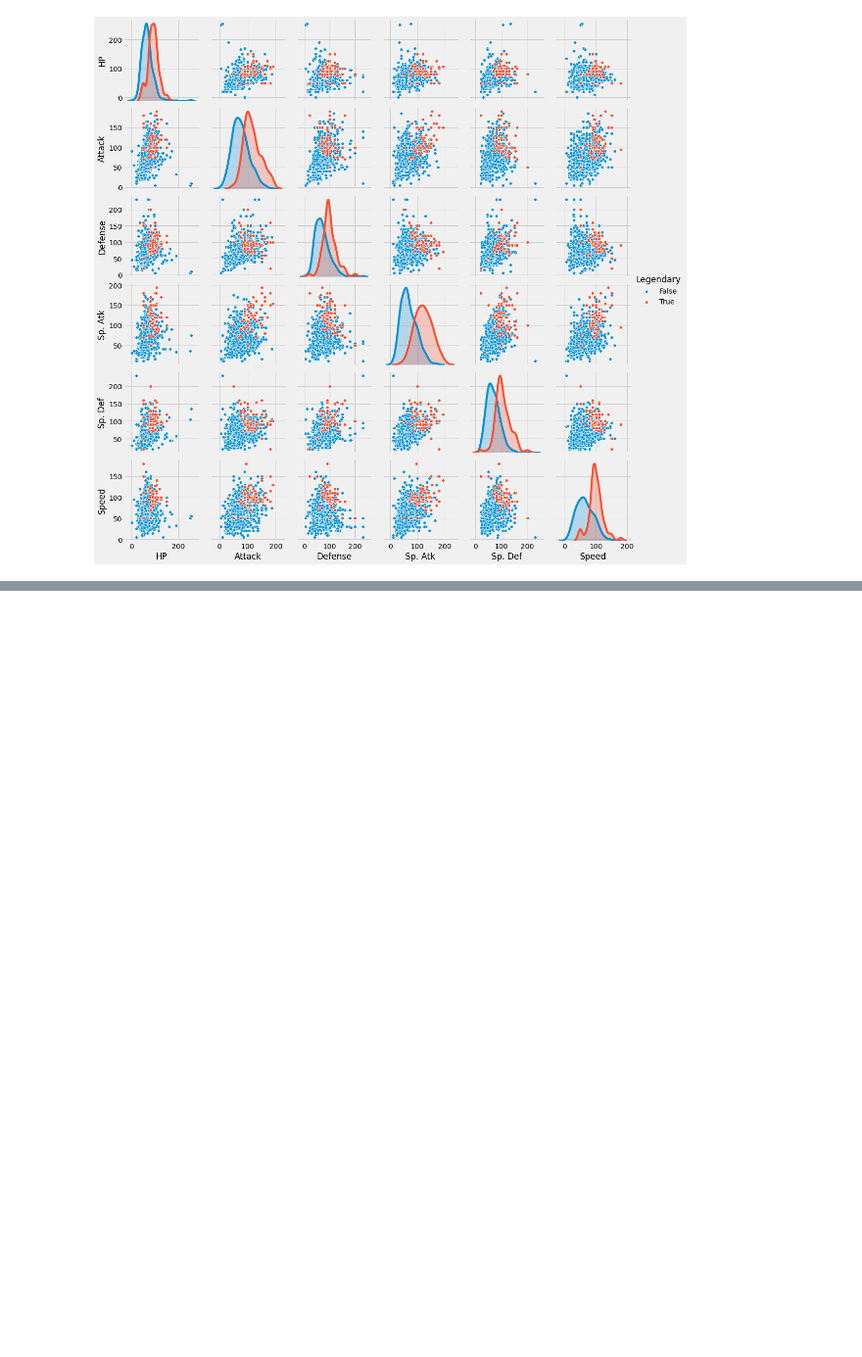
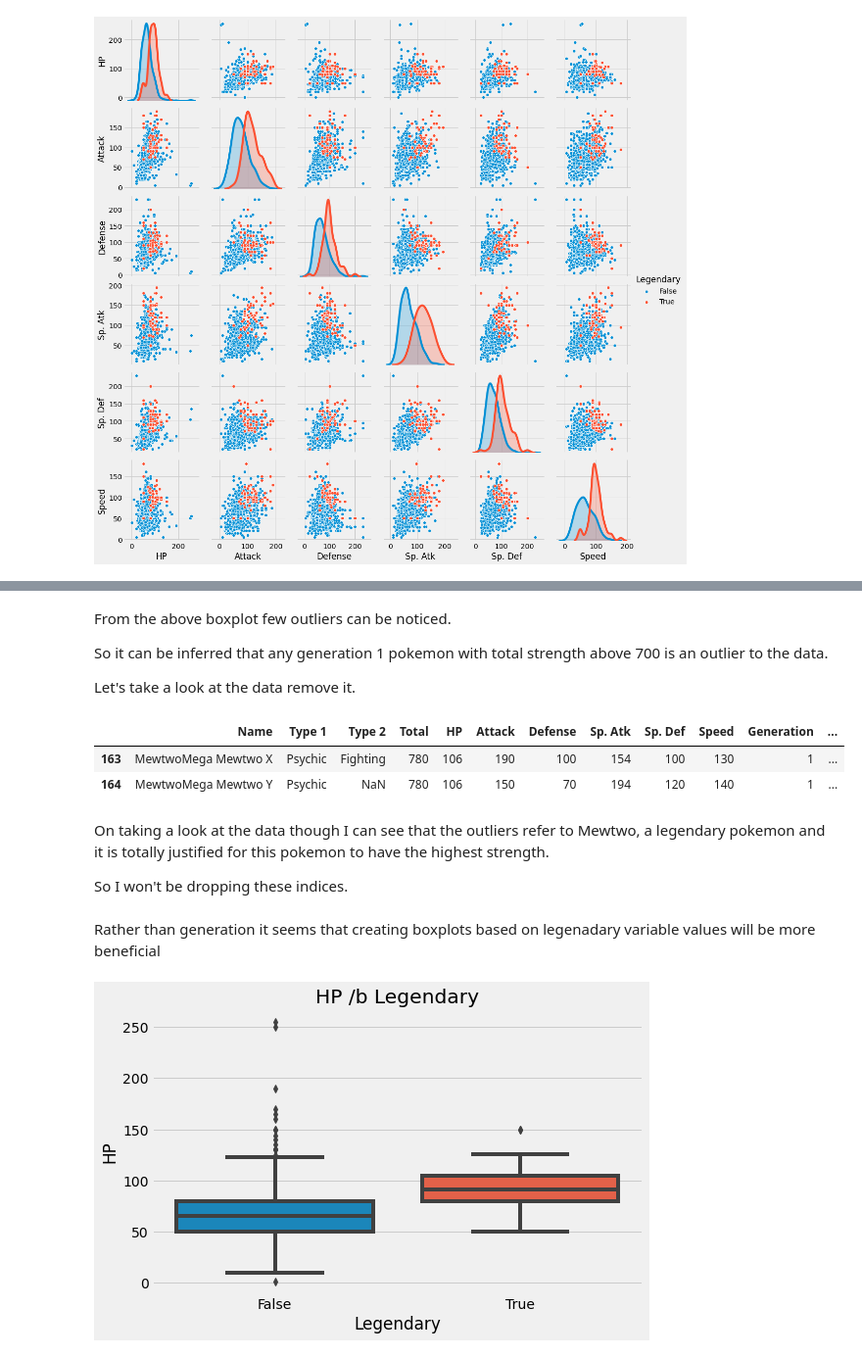
Before and after one commit to pratik-276/Infinite_Stories_with_Data, a Jupyter notebook: Pokemon with stats/pokemon-eda-clustering-and-classification.ipynb, the cells around one changed output, grey strips where cells are left out. Shown at 98% size. Saved outputs shown, nothing was run; the diff lists cells and outputs as text; code cells hidden in the pictures; blank space fills up the shorter version.

```diff
--- a/Pokemon with stats/pokemon-eda-clustering-and-classification.ipynb
+++ b/Pokemon with stats/pokemon-eda-clustering-and-classification.ipynb
@@ -72,0 +81,24 @@ Pairplot segregated on Legendariness
+# %% [markdown]
+From the above boxplot few outliers can be noticed.
+
+So it can be inferred that any generation 1 pokemon with total strength above 700 is an outlier to the data.
+
+Let's take a look at the data remove it.
+# %%
+data[(data['Generation']==1) & (data['Total']>700)]
+# %% [output]
+|  | Name | Type 1 | Type 2 | Total | HP | Attack | Defense | Sp. Atk | Sp. Def | Speed | Generation | ... |
+| 163 | MewtwoMega Mewtwo X | Psychic | Fighting | 780 | 106 | 190 | 100 | 154 | 100 | 130 | 1 | ... |
+| 164 | MewtwoMega Mewtwo Y | Psychic | NaN | 780 | 106 | 150 | 70 | 194 | 120 | 140 | 1 | ... |
+# %% [markdown]
+On taking a look at the data though I can see that the outliers refer to Mewtwo, a legendary pokemon and it is totally justified for this pokemon to have the highest strength.
+
+So I won't be dropping these indices.
+# %% [markdown]
+Rather than generation it seems that creating boxplots based on legenadary variable values will be more beneficial
+# %%
+sns.boxplot(data=data, x='Legendary', y='HP')
+plt.title('HP /b Legendary')
+plt.show()
+# %% [output]
+[figure, added]
```
Also changed, not shown: parts of 19 cells of this notebook.
